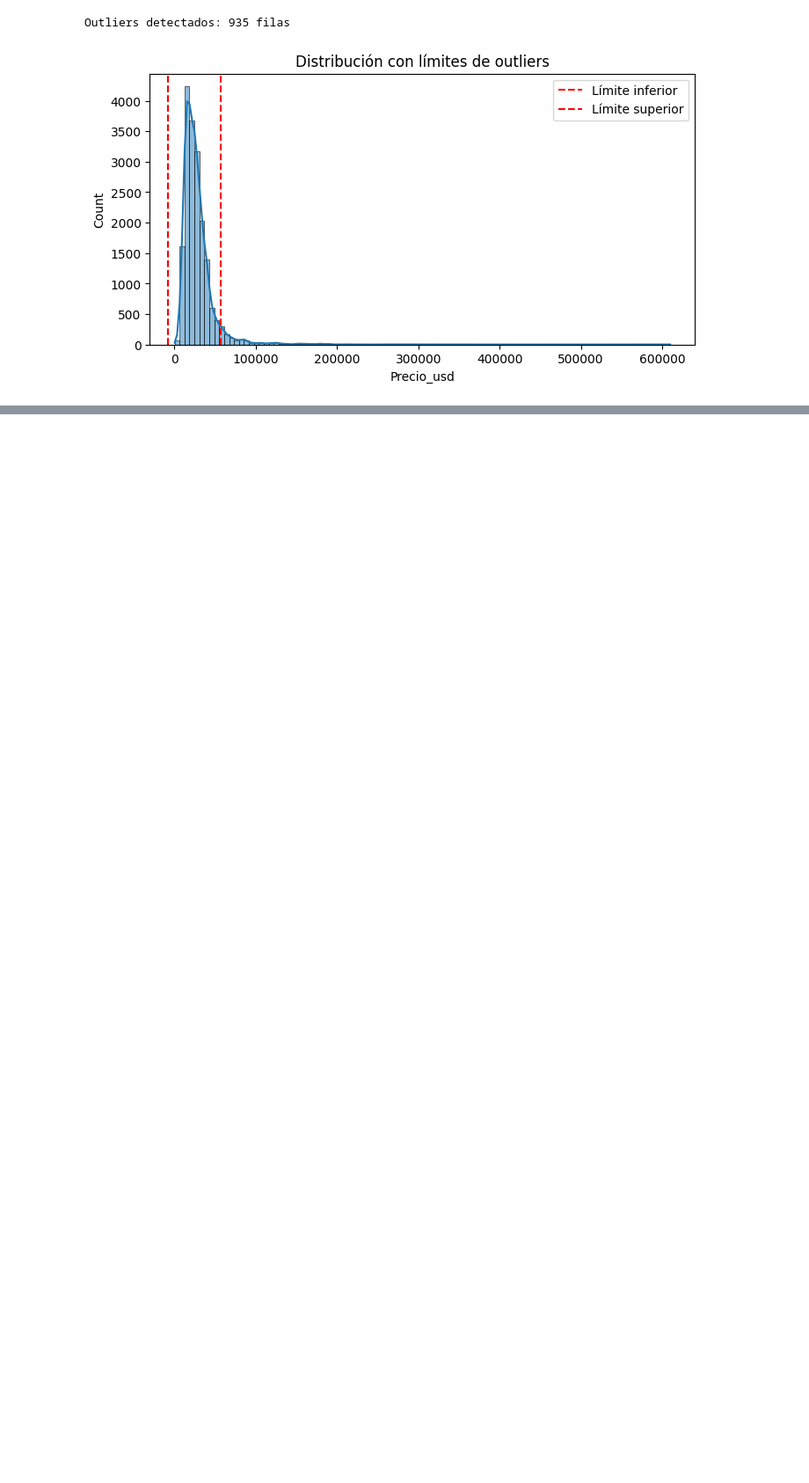
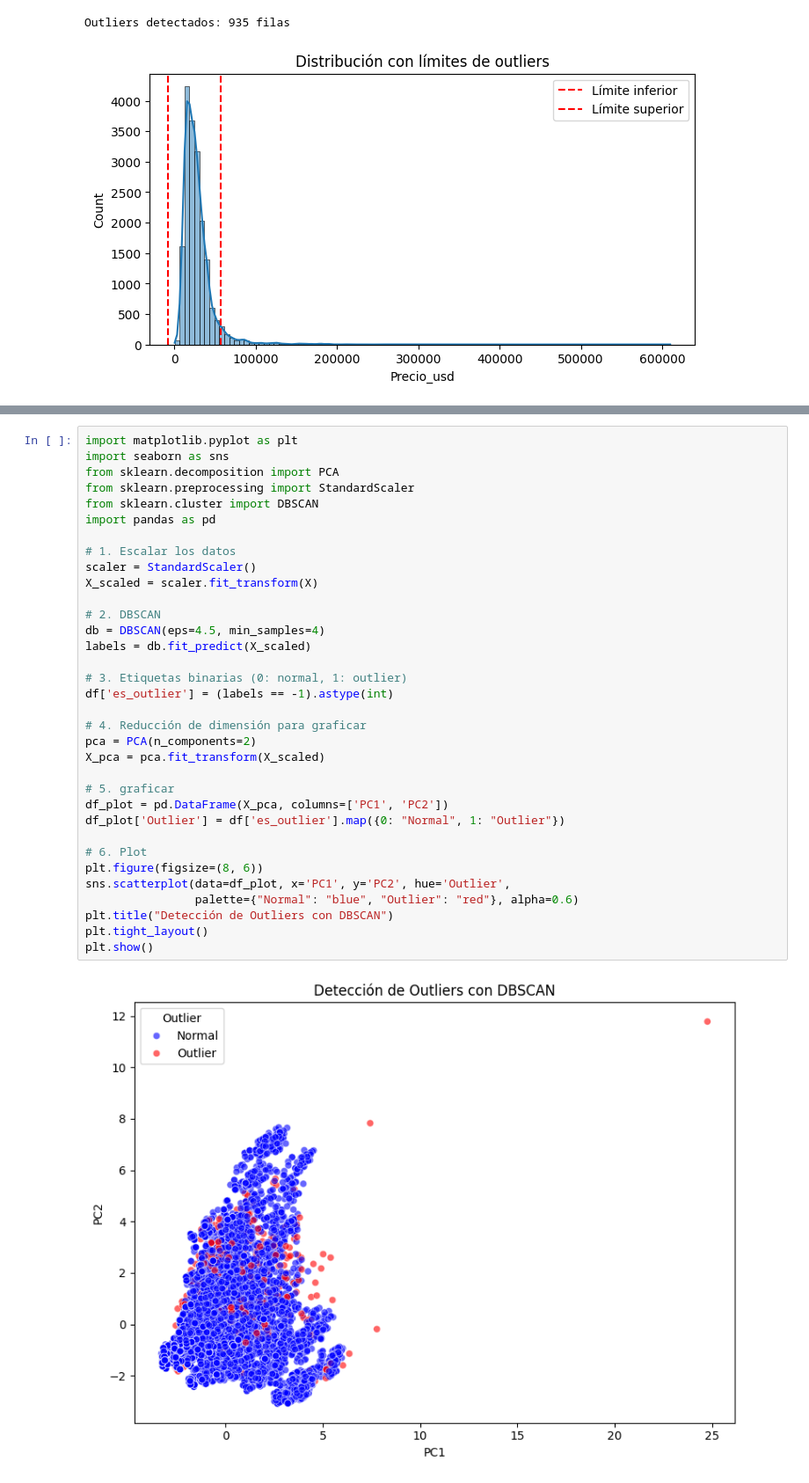
Before and after one commit to Sdomato/Proyecto-final-ML, a Jupyter notebook: datasetintermedio.ipynb, the cells around one changed output, grey strips where cells are left out. Shown at 88% size. Drawn from its saved outputs; the diff is of its cells as text; blank space fills up the shorter version.

```diff
--- a/datasetintermedio.ipynb
+++ b/datasetintermedio.ipynb
@@ -408,0 +426,36 @@ Outliers detectados: 437 filas
+# %%
+import matplotlib.pyplot as plt
+import seaborn as sns
+from sklearn.decomposition import PCA
+from sklearn.preprocessing import StandardScaler
+from sklearn.cluster import DBSCAN
+import pandas as pd
+
+# 1. Escalar los datos
+scaler = StandardScaler()
+X_scaled = scaler.fit_transform(X)
+
+# 2. DBSCAN
+db = DBSCAN(eps=4.5, min_samples=4)
+labels = db.fit_predict(X_scaled)
+
+# 3. Etiquetas binarias (0: normal, 1: outlier)
+df['es_outlier'] = (labels == -1).astype(int)
+
+# 4. Reducción de dimensión para graficar
+pca = PCA(n_components=2)
+X_pca = pca.fit_transform(X_scaled)
+
+# 5. graficar
+df_plot = pd.DataFrame(X_pca, columns=['PC1', 'PC2'])
+df_plot['Outlier'] = df['es_outlier'].map({0: "Normal", 1: "Outlier"})
+
+# 6. Plot
+plt.figure(figsize=(8, 6))
+sns.scatterplot(data=df_plot, x='PC1', y='PC2', hue='Outlier',
+                palette={"Normal": "blue", "Outlier": "red"}, alpha=0.6)
+plt.title("Detección de Outliers con DBSCAN")
+plt.tight_layout()
+plt.show()
+# %% [output]
+[figure, added]
```
Also changed, not shown: parts of 7 cells of this notebook, 2 other files.
